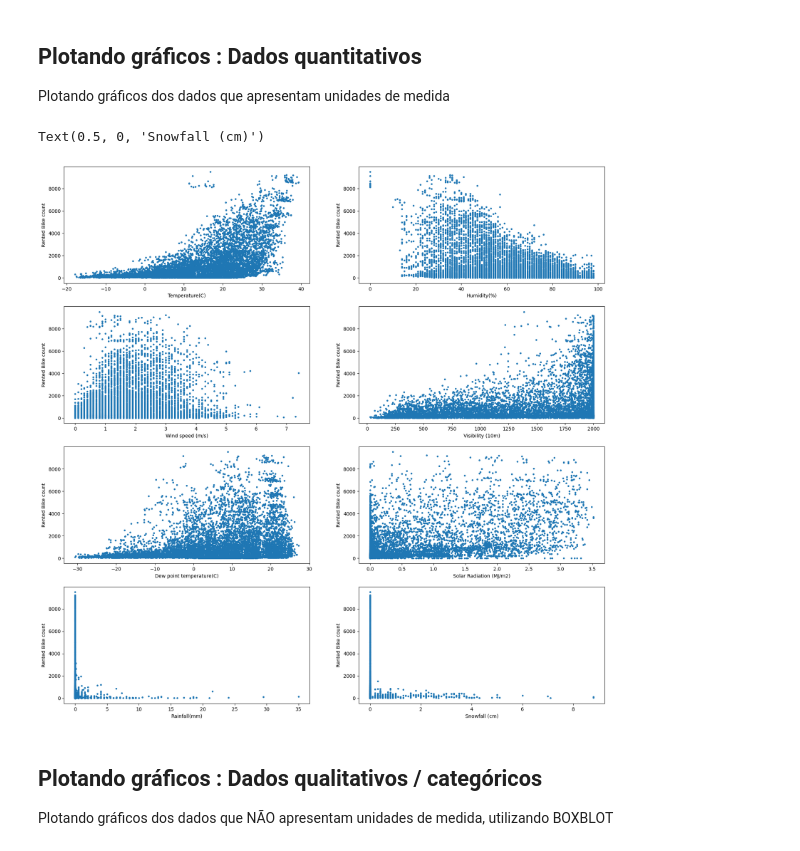
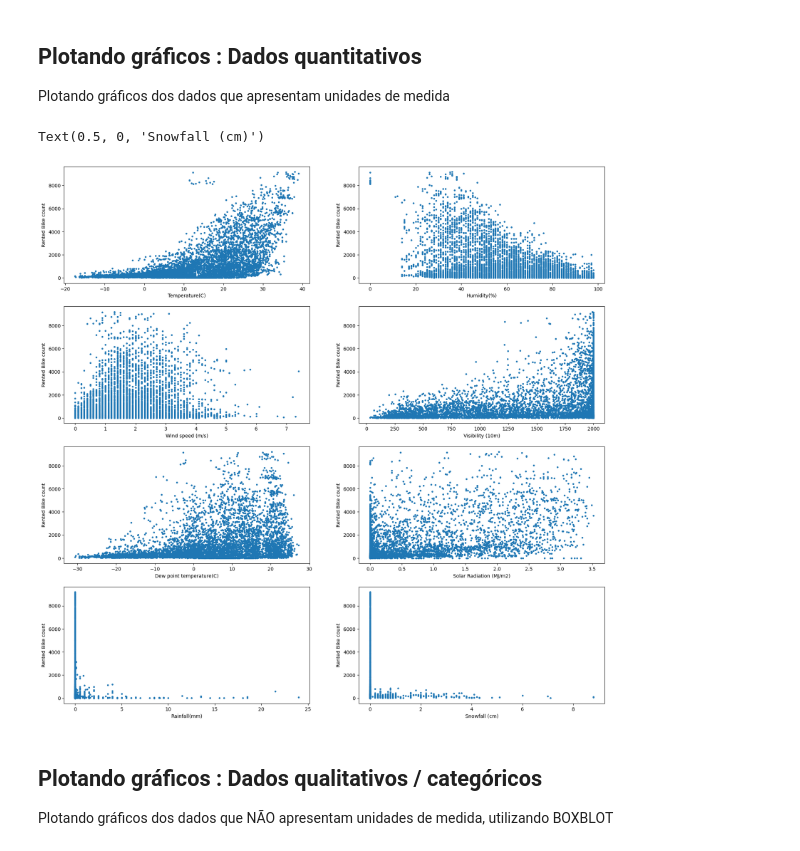
Before and after one commit to TheDeas343/MC886, a Jupyter notebook: Projects/P1/MC886_T1.ipynb, the cells around one changed output. Cells and saved outputs as stored; diff of their text form; code cells hidden in the pictures.

```diff
--- a/Projects/P1/MC886_T1.ipynb
+++ b/Projects/P1/MC886_T1.ipynb
@@ -123,3 +139,11 @@ dtype: object
+# %%
+#Training data
+X = bike_data.drop(columns=['Rented Bike Count', 'Date'])
+#Target variables
+y = bike_data['Rented Bike Count']
+
+# Divisão dos dados para o momento de Treinamento e para o momento de Test/Validação
+X_train, X_test, y_train, y_test = train_test_split(X, y, test_size=0.3, random_state=42)
 # %% [markdown]
 ## Plotando gráficos : Dados quantitativos
 
@@ -127,47 +151,47 @@ Plotando gráficos dos dados que apresentam unidades de medida
 # %%
 # Plotando os gráficos de dados numéricos (aqueles que tem informação de unidade de medição)
 
-from matplotlib.pyplot import subplots
+
 fig, plt = subplots(nrows=4, ncols=2, figsize=(20,20))
 
 for i in range(4):
     for j in range(2):
         plt[i, j].set_ylabel('Rented Bike count')
 
 # Temperature
-plt[0,0].scatter(bike_data['Temperature(C)'], bike_data['Rented Bike Count'], s=7)
+plt[0,0].scatter(X_train['Temperature(C)'], y_train, s=7)
 plt[0,0].set_xlabel('Temperature(C)')
 
 # Humidity
-plt[0,1].scatter(bike_data['Humidity(%)'], bike_data['Rented Bike Count'], s=7)
+plt[0,1].scatter(X_train['Humidity(%)'], y_train, s=7)
 plt[0,1].set_xlabel('Humidity(%)')
 
 # Wind speed (m/s)
-plt[1,0].scatter(bike_data['Wind speed (m/s)'], bike_data['Rented Bike Count'], s=7)
+plt[1,0].scatter(X_train['Wind speed (m/s)'], y_train, s=7)
 plt[1,0].set_xlabel('Wind speed (m/s)')
 
 # Visibility (10m)
-plt[1,1].scatter(bike_data['Visibility (10m)'], bike_data['Rented Bike Count'], s=7)
+plt[1,1].scatter(X_train['Visibility (10m)'], y_train, s=7)
 plt[1,1].set_xlabel('Visibility (10m)')
 
 # Dew point temperature(C)
-plt[2,0].scatter(bike_data['Dew point temperature(C)'], bike_data['Rented Bike Count'], s=7)
+plt[2,0].scatter(X_train['Dew point temperature(C)'], y_train, s=7)
 plt[2,0].set_xlabel('Dew point temperature(C)')
 
 # Solar Radiation (MJ/m2)
-plt[2,1].scatter(bike_data['Solar Radiation (MJ/m2)'], bike_data['Rented Bike Count'], s=7)
+plt[2,1].scatter(X_train['Solar Radiation (MJ/m2)'], y_train, s=7)
 plt[2,1].set_xlabel('Solar Radiation (MJ/m2)')
 
 # Rainfall(mm)
-plt[3,0].scatter(bike_data['Rainfall(mm)'], bike_data['Rented Bike Count'], s=7)
+plt[3,0].scatter(X_train['Rainfall(mm)'], y_train, s=7)
 plt[3,0].set_xlabel('Rainfall(mm)')
 
 # Snowfall (cm)
-plt[3,1].scatter(bike_data['Snowfall (cm)'], bike_data['Rented Bike Count'], s=7)
+plt[3,1].scatter(X_train['Snowfall (cm)'], y_train, s=7)
 plt[3,1].set_xlabel('Snowfall (cm)')
 # %% [output]
 Text(0.5, 0, 'Snowfall (cm)')
-[figure, old version]
+[figure, new version]
 # %% [markdown]
 ## Plotando gráficos : Dados qualitativos / categóricos
 
```
Also changed, not shown: parts of 24 cells of this notebook.
